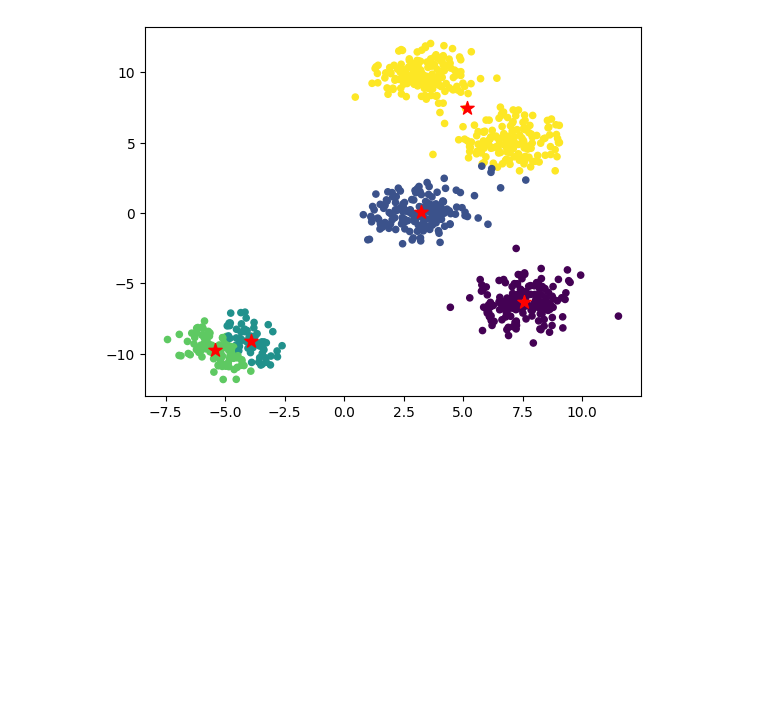
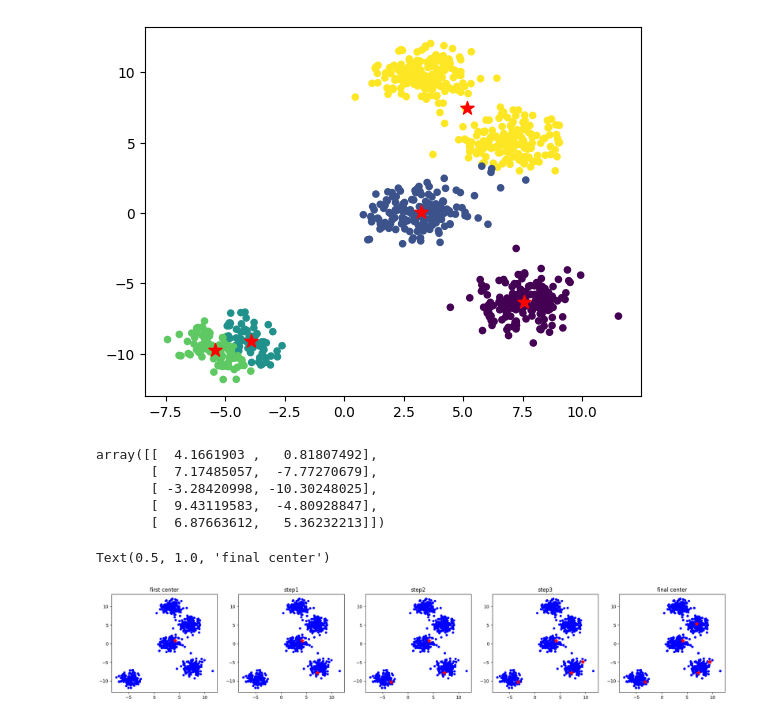
Before and after one commit to rquanx/ml-study, a Jupyter notebook: code/3.第三章/聚类.ipynb, the cells around one changed output. Cells and saved outputs as stored; diff of their text form; code cells hidden in the pictures; blank space fills up the shorter version.

```diff
--- a/code/3.第三章/聚类.ipynb
+++ b/code/3.第三章/聚类.ipynb
@@ -259,0 +319,39 @@ plt.scatter(km_final_center[:, 0], km_final_center[:, 1], s=100, marker="*", c="
+# %%
+plus_init_center = get_init_center(blobs_plus, 5)
+plus_init_center
+# %% [output]
+array([[  4.1661903 ,   0.81807492],
+       [  7.17485057,  -7.77270679],
+       [ -3.28420998, -10.30248025],
+       [  9.43119583,  -4.80928847],
+       [  6.87663612,   5.36232213]])
+# %%
+num = len(plus_init_center)
+
+fig, axes = plt.subplots(1, num, figsize=(25, 4))
+
+axes[0].scatter(blobs_plus[:, 0], blobs_plus[:, 1], s=20, c="b")
+axes[0].scatter(
+    plus_init_center[0, 0], plus_init_center[0, 1], s=100, marker="*", c="r"
+)
+axes[0].set_title("first center")
+
+for i in range(1, num):
+    axes[i].scatter(blobs_plus[:, 0], blobs_plus[:, 1], s=20, c="b")
+    axes[i].scatter(
+        plus_init_center[: i + 1, 0],
+        plus_init_center[: i + 1, 1],
+        s=100,
+        marker="*",
+        c="r",
+    )
+    axes[i].set_title("step{}".format(i))
+
+axes[-1].scatter(blobs_plus[:, 0], blobs_plus[:, 1], s=20, c="b")
+axes[-1].scatter(
+    plus_init_center[:, 0], plus_init_center[:, 1], s=100, marker="*", c="r"
+)
+axes[-1].set_title("final center")
+# %% [output]
+Text(0.5, 1.0, 'final center')
+[figure, added]
```
Also changed, not shown: parts of 6 cells of this notebook, 5 other files.
